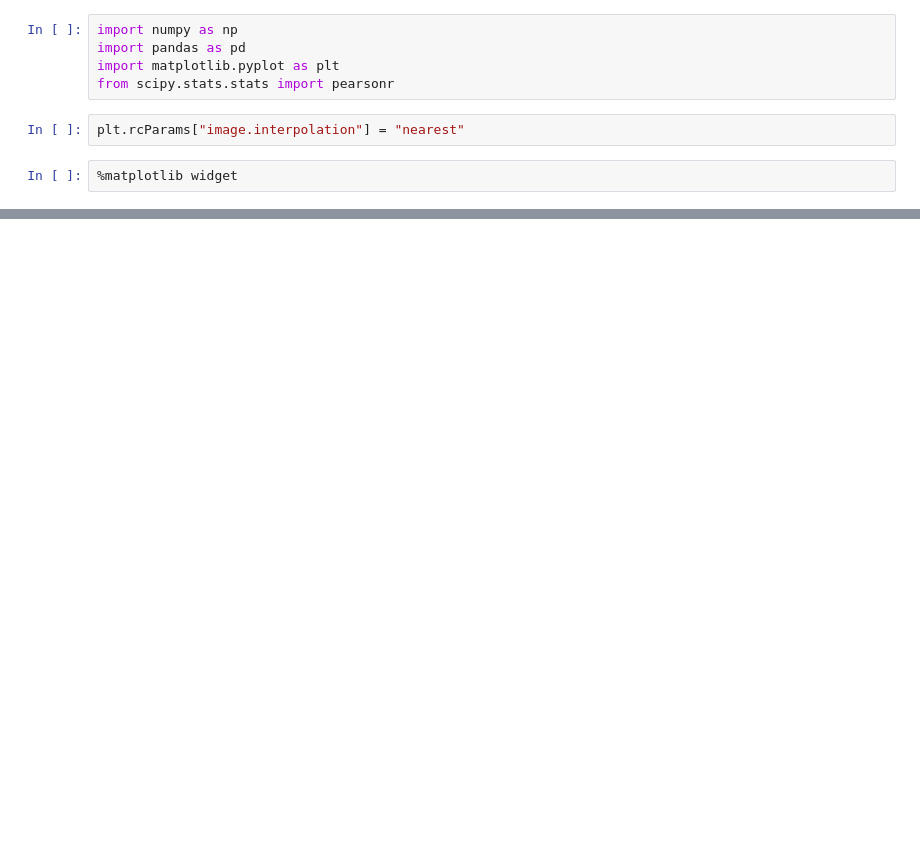
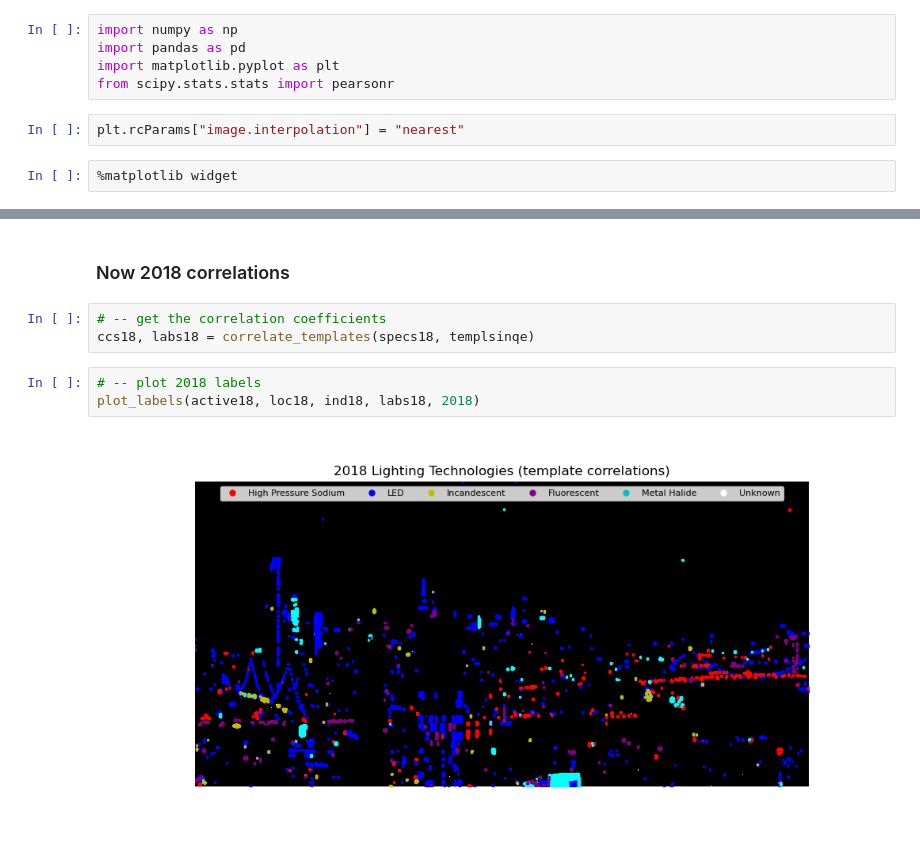
Before and after one commit to gdobler/lighting-tech-changeover, a Jupyter notebook: ltco/template_correlations.ipynb, the cells around one changed output, grey strips where cells are left out. Saved outputs shown, nothing was run; the diff lists cells and outputs as text; blank space fills up the shorter version.

```diff
--- a/ltco/template_correlations.ipynb
+++ b/ltco/template_correlations.ipynb
@@ -203,0 +173,10 @@ ax.legend(fontsize=8, ncol=6, loc="upper center")
+# %% [markdown]
+### Now 2018 correlations
+# %%
+# -- get the correlation coefficients
+ccs18, labs18 = correlate_templates(specs18, templsinqe)
+# %%
+# -- plot 2018 labels
+plot_labels(active18, loc18, ind18, labs18, 2018)
+# %% [output]
+[figure, added]
```
Also changed, not shown: parts of 36 cells of this notebook.
